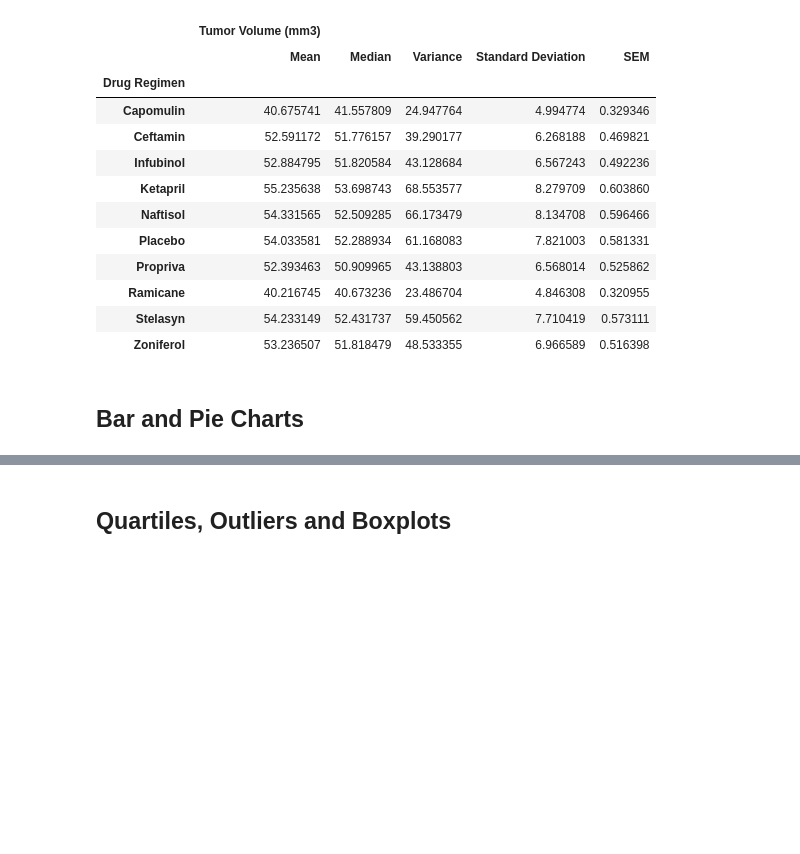
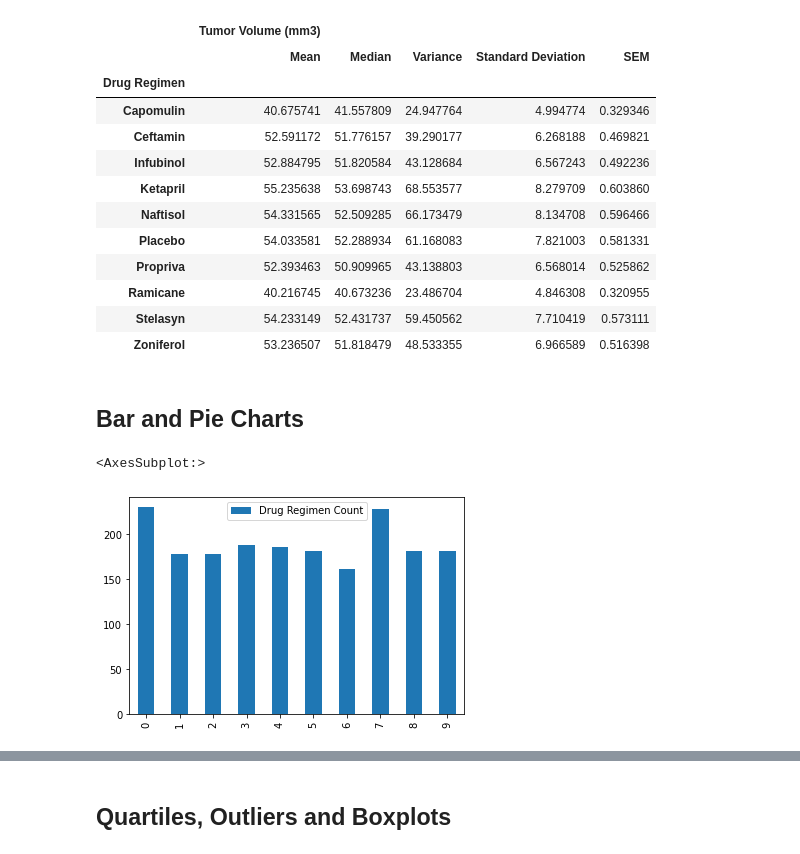
Before and after one commit to isdicely/matplotlib-challenge, a Jupyter notebook: pymaceuticals_starter.ipynb, the cells around one changed output, grey strips where cells are left out. Cells and saved outputs as stored; diff of their text form; code cells hidden in the pictures; blank space fills up the shorter version.

Commit message:
Generated Bar Charts

```diff
--- a/pymaceuticals_starter.ipynb
+++ b/pymaceuticals_starter.ipynb
@@ -212,0 +209,25 @@ tumor_vl_stats_df2
+# %%
+# Generate a bar plot showing the total number of measurements taken on each drug regimen using pandas.
+
+# Get the number of counts for each drug regime
+    # https://re-thought.com/pandas-value_counts/ ***6.) value_counts() as dataframe***
+# Get value counts of the drug regimes and save to an variable
+drug_regime_value_counts = mouse_study_df["Drug Regimen"].value_counts()
+# Make data frame from the set variable
+drug_regime_value_counts_df = pd.DataFrame(drug_regime_value_counts)
+# Re-set the index (now I have two columns)
+drug_regime_value_counts_df = drug_regime_value_counts_df.reset_index()
+# Rename the columns
+drug_regime_value_counts_df.columns = ["Drug Regimen", "Drug Regimen Count"]
+# Sort values by alphebetical order of the Drug Regimen column
+drug_regime_value_counts_sorted_df = drug_regime_value_counts_df.sort_values(by="Drug Regimen")
+# Reset the index
+drug_regime_value_counts_sorted_df = drug_regime_value_counts_sorted_df.reset_index(drop = True)
+# Display the data frame
+drug_regime_value_counts_sorted_df
+
+# Make bar chart
+drug_regime_value_counts_sorted_df.plot.bar()
+# %% [output]
+<AxesSubplot:>
+[figure, added]
```
Also changed, not shown: parts of 3 cells of this notebook.
